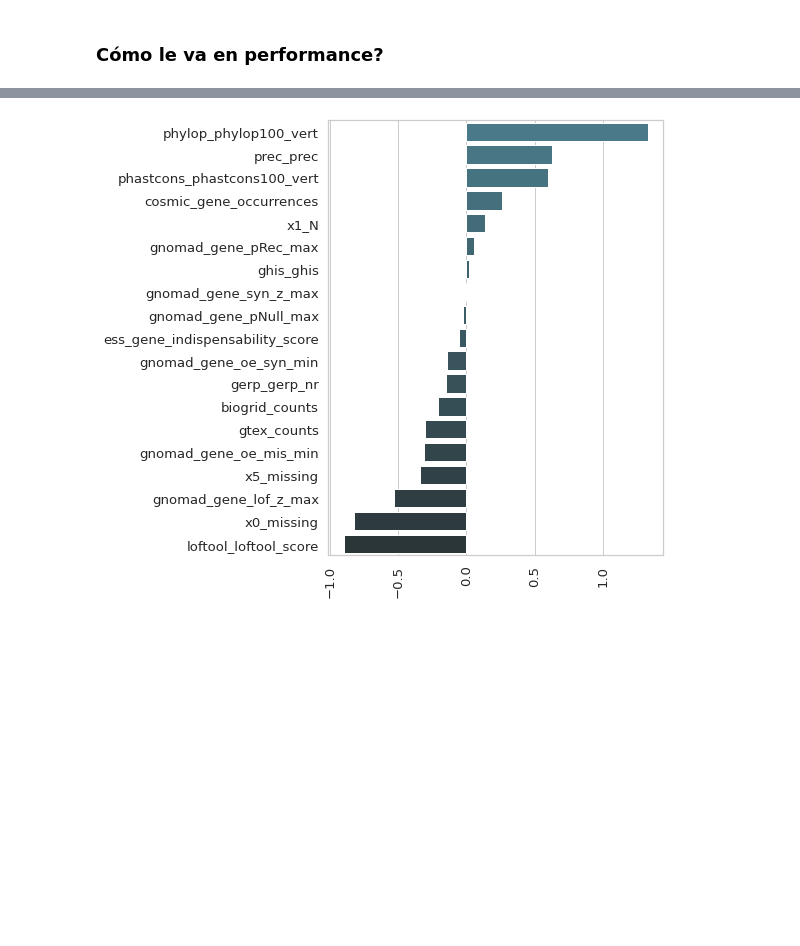
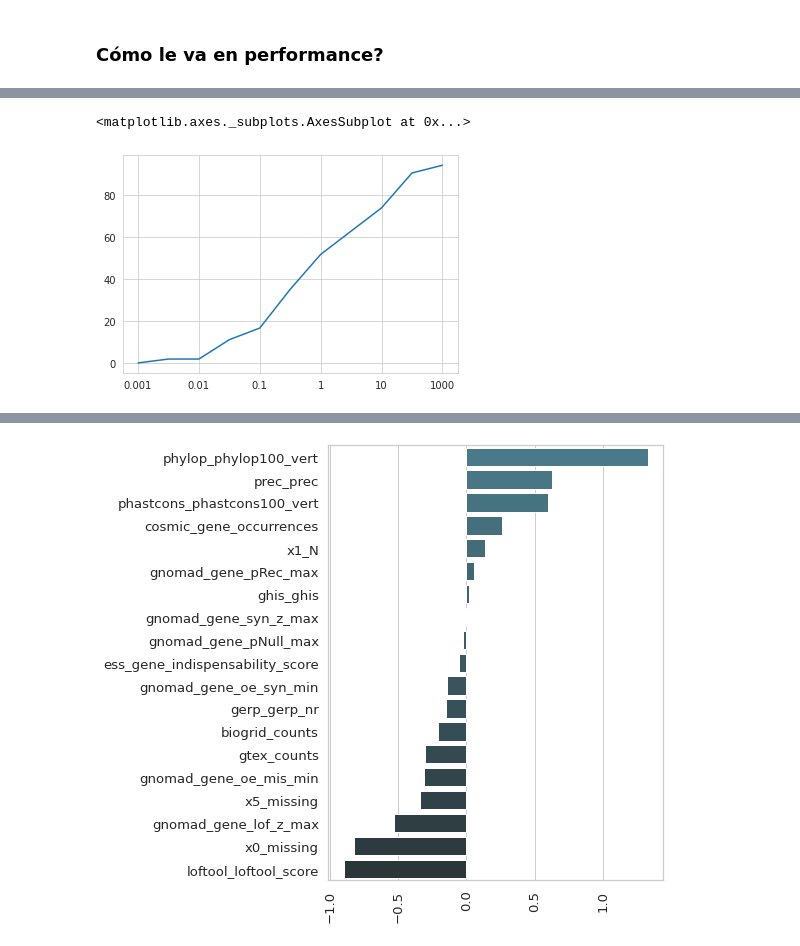
Before and after one commit to JulianaSevero/ML_workshop2020, a Jupyter notebook: notebooks/wb2_LogisticRegression.ipynb, the cells around one changed output, grey strips where cells are left out. Saved outputs shown, nothing was run; the diff lists cells and outputs as text; code cells hidden in the pictures; blank space fills up the shorter version.

```diff
--- a/notebooks/wb2_LogisticRegression.ipynb
+++ b/notebooks/wb2_LogisticRegression.ipynb
@@ -201,0 +163,19 @@ Text(0.5, 0, 'regularization parameter')
+# %%
+survival_featyres_l1_LR = {}  # aca voy a guardar la info de cuantos features no mató la regularización
+model = {}                    # acá voy a guardar los modelos
+for c in lr_C:
+    pipeline = Pipeline(steps = [('preprocessing',preprocessor),
+                             ('clasificador',LogisticRegression(C=c,solver = 'liblinear',penalty='l1'))])
+    Id = '%s'%c
+    res = pipeline.fit(X_train,y_train[targetname].ravel())
+    model.update({Id:res})
+
+    surv = np.mean(model[Id]['clasificador'].coef_ != 0) * 100
+    survival_featyres_l1_LR.update({Id: surv})
+
+survival_features = pd.Series(survival_featyres_l1_LR)
+# %%
+survival_features.plot()  #pandas es bello
+# %% [output]
+<matplotlib.axes._subplots.AxesSubplot at 0x...>
+[figure, added]
```
Also changed, not shown: parts of 46 cells of this notebook.
